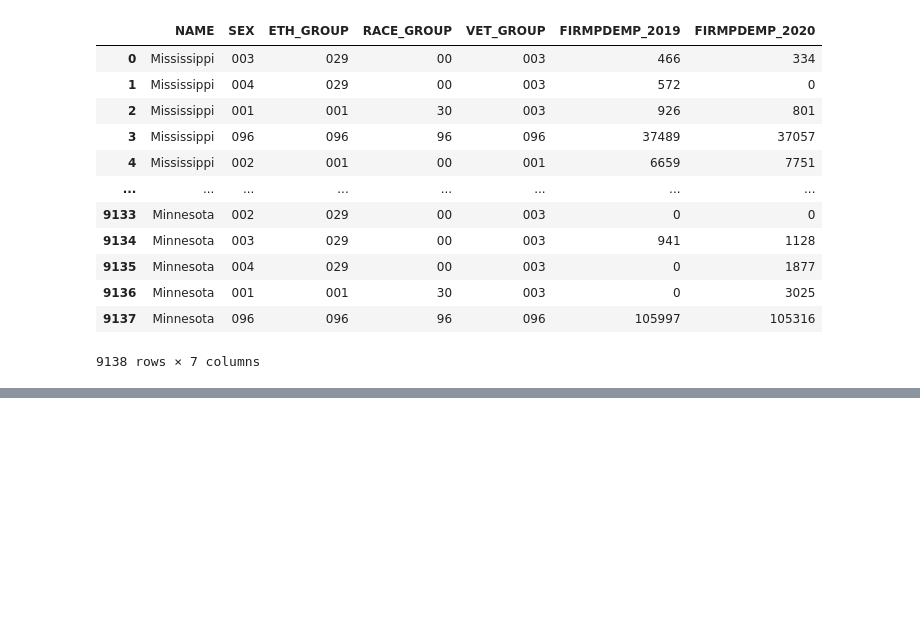
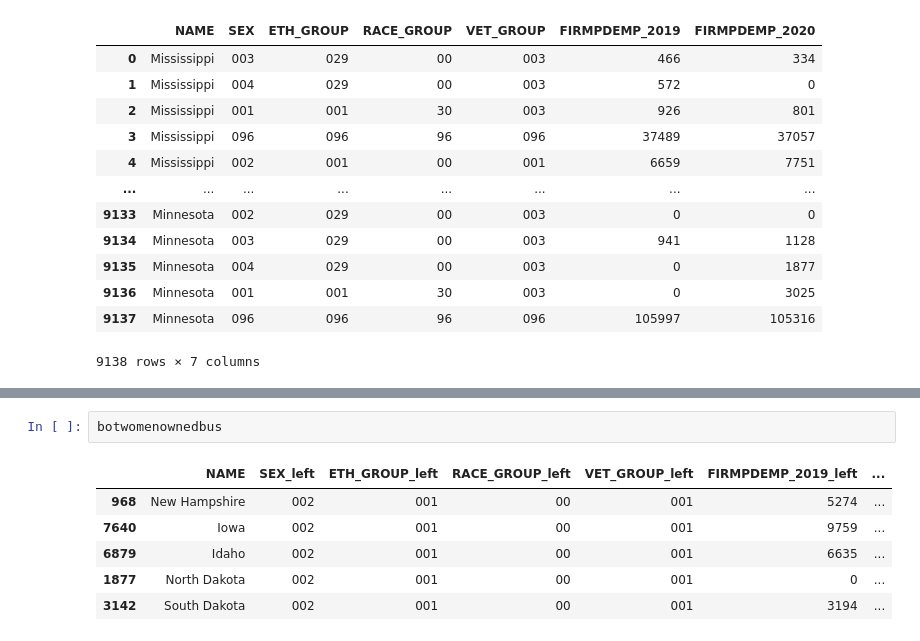
Before and after one commit to ColeBallard/census-api-data-abs, a Jupyter notebook: ETL.ipynb, the cells around one changed output, grey strips where cells are left out. Drawn from its saved outputs; the diff is of its cells as text; blank space fills up the shorter version.

```diff
--- a/ETL.ipynb
+++ b/ETL.ipynb
@@ -64,0 +90,9 @@ statemerge
+# %%
+botwomenownedbus
+# %% [output]
+|  | NAME | SEX_left | ETH_GROUP_left | RACE_GROUP_left | VET_GROUP_left | FIRMPDEMP_2019_left | ... |
+| 968 | New Hampshire | 002 | 001 | 00 | 001 | 5274 | ... |
+| 7640 | Iowa | 002 | 001 | 00 | 001 | 9759 | ... |
+| 6879 | Idaho | 002 | 001 | 00 | 001 | 6635 | ... |
+| 1877 | North Dakota | 002 | 001 | 00 | 001 | 0 | ... |
+| 3142 | South Dakota | 002 | 001 | 00 | 001 | 3194 | ... |
```
Also changed, not shown: parts of 15 cells of this notebook, 2 other files.
